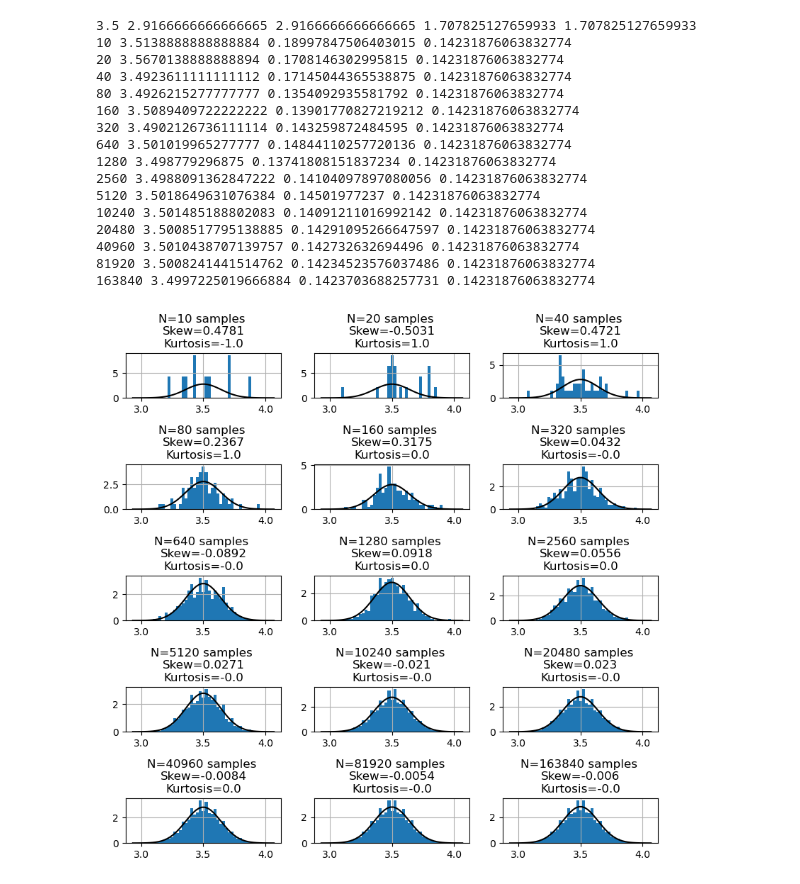
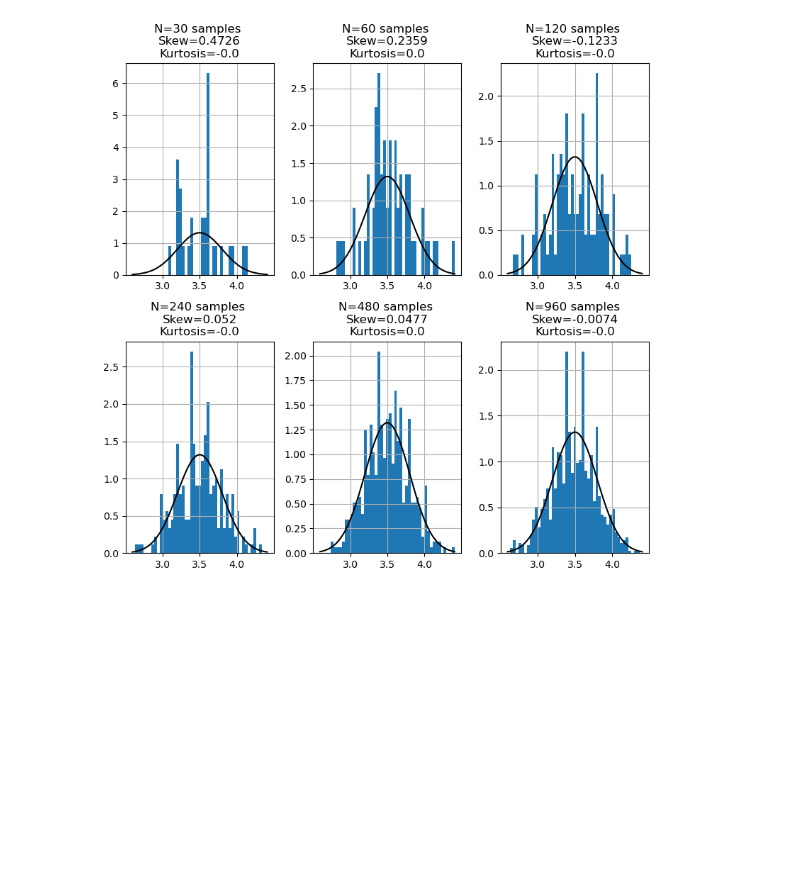
Before and after one commit to aliz237/stats, a Jupyter notebook: central_limit_demo.ipynb, the cells around one changed output. Drawn from its saved outputs; the diff is of its cells as text; code cells hidden in the pictures; blank space fills up the shorter version.

Commit message:
cleanup diagnostic prints

```diff
--- a/central_limit_demo.ipynb
+++ b/central_limit_demo.ipynb
@@ -51,52 +51,36 @@ simulate(1000000)
 [figure]
 # %%
-K = 144
-N = 10
+K = 32
+N = 30
 
 mu = np.arange(1, 7).sum() / 6
 sigma2 = np.array([(x-mu)**2 for x in np.arange(1,7)]).sum() / 6
 sd = np.sqrt(sigma2)
 
-GRID = np.linspace(mu-4*sd/np.sqrt(K), mu+4*sd/np.sqrt(K), 50)
+GRID = np.linspace(mu-3*sd/np.sqrt(K), mu+3*sd/np.sqrt(K), 50)
 
-print(mu, sigma2, np.var(np.arange(1,7)), sd, np.std(np.arange(1,7)))
+#print(mu, sigma2, np.var(np.arange(1,7)), sd, np.std(np.arange(1,7)))
 
 def f(x, mu, sd):
     return 1.0/(np.sqrt(2*np.pi)*sd)*np.exp(-1/2*((x-mu)/sd)**2)
 
 fx = np.array([f(x, mu, sd/np.sqrt(K)) for x in GRID])
 
 
-fig, ax = plt.subplots(5, 3, figsize=(8, 8))#, sharex=True, sharey=True)
-for i in range(5):
+fig, ax = plt.subplots(2, 3, figsize=(8, 8))#, sharex=True, sharey=True)
+for i in range(2):
     for j in range(3):
         xbars = np.array([np.mean(np.random.randint(low=1, high=7, size=K)) for _ in range(N)])
         skew = np.round(stats.skew(xbars, bias=False), 4)
         kurtosis = np.round(stats.kurtosis(xbars, fisher=True, bias=False))
         ax[i,j].hist(xbars, GRID, density=True)
         ax[i,j].set_title(f'N={N} samples \nSkew={skew}\nKurtosis={kurtosis}')
         ax[i,j].plot(GRID, fx, 'k-')
         ax[i,j].grid()
         #ax[i,j].set_ylim(0, 1.1)
-        print(N, xbars.mean(), xbars.std(), sd/np.sqrt(K))
+        #print(N, xbars.mean(), xbars.std(), sd/np.sqrt(K))
 
         N *= 2
 plt.tight_layout()
 # %% [output]
-3.5 2.9166666666666665 2.9166666666666665 1.707825127659933 1.707825127659933
-10 3.5138888888888884 0.18997847506403015 0.14231876063832774
-20 3.5670138888888894 0.1708146302995815 0.14231876063832774
-40 3.4923611111111112 0.17145044365538875 0.14231876063832774
-80 3.4926215277777777 0.1354092935581792 0.14231876063832774
-160 3.5089409722222222 0.13901770827219212 0.14231876063832774
-320 3.4902126736111114 0.143259872484595 0.14231876063832774
-640 3.501019965277777 0.14844110257720136 0.14231876063832774
-1280 3.498779296875 0.13741808151837234 0.14231876063832774
-2560 3.4988091362847222 0.14104097897080056 0.14231876063832774
-5120 3.5018649631076384 0.14501977237 0.14231876063832774
-10240 3.501485188802083 0.14091211016992142 0.14231876063832774
-20480 3.5008517795138885 0.14291095266647597 0.14231876063832774
-40960 3.5010438707139757 0.142732632694496 0.14231876063832774
-81920 3.5008241441514762 0.14234523576037486 0.14231876063832774
-163840 3.4997225019666884 0.1423703688257731 0.14231876063832774
-[figure, old version]
+[figure, new version]
```
Also changed, not shown: parts of 1 cell of this notebook.
